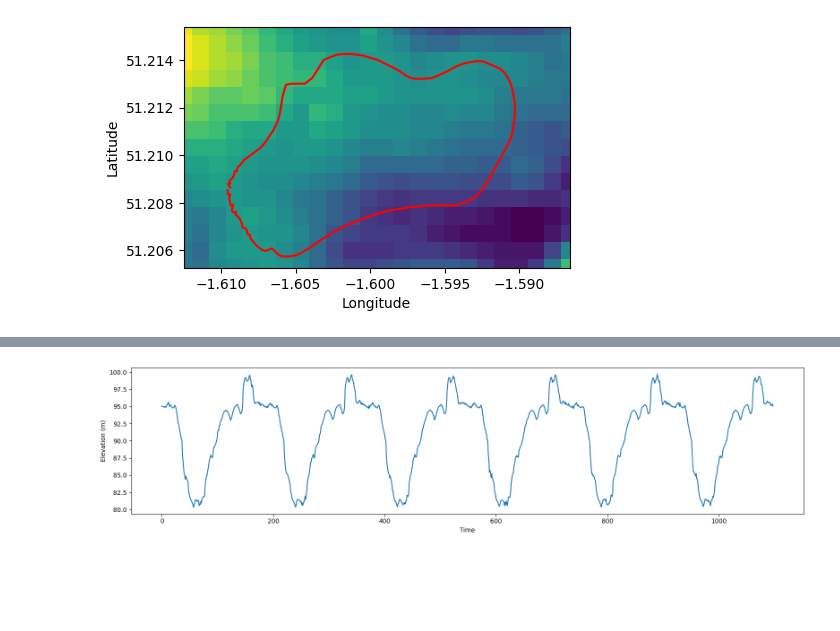
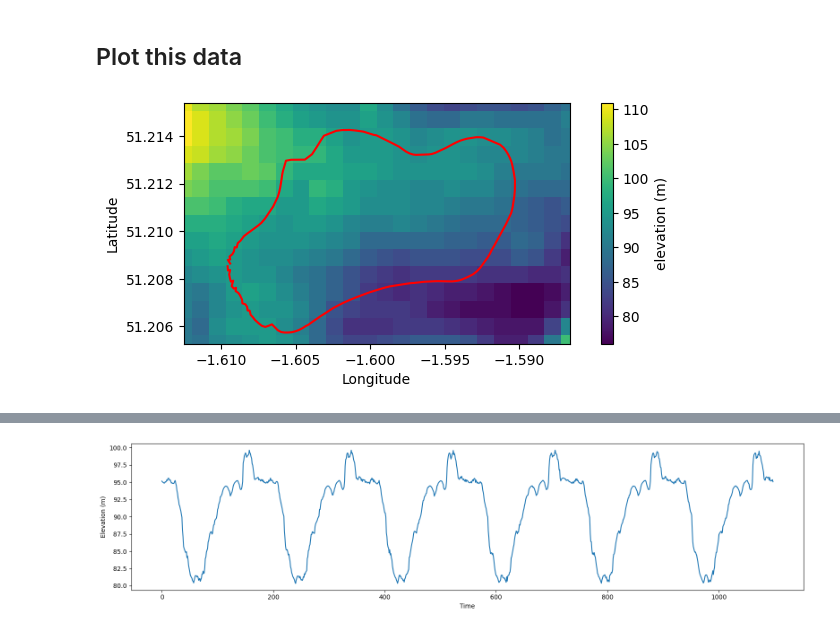
Before and after one commit to jmsplank/mws_elevation, a Jupyter notebook: elevation_interpolation.ipynb, the cells around one changed output, grey strips where cells are left out. Drawn from its saved outputs; the diff is of its cells as text; code cells hidden in the pictures; blank space fills up the shorter version.

```diff
--- a/elevation_interpolation.ipynb
+++ b/elevation_interpolation.ipynb
@@ -17,0 +33,20 @@ path = pd.read_csv("path.csv", index_col=False)
+# %%
+# Load coordinate box around Thruxton
+with open("coords.json", "r") as file:
+    coords = json.load(file)
+
+# Load path of rider around Thruxton
+path = pd.read_csv("path.csv", index_col=False)
+
+bg = Image.open('img/thrux_bg.png')
+
+fig,ax = plt.subplots()
+ax.imshow(bg, extent=(coords['W'],coords['E'],coords['S'],coords['N'],)) # type: ignore
+ax.plot(path.lon, path.lat, marker='o', linestyle='-', color='blue')
+ax.plot(path.iloc[0].lon, path.iloc[0].lat, marker='o', color='red')
+ax.set_aspect(aspect(coords['S']))
+ax.set_title("Path around thruxton")
+ax.set_xlabel("doesn't line up because the picture is a screenshot I took afterwards", fontsize=9, color='gray')
+
+plt.tight_layout()
+plt.show()
@@ -84,7 +137,4 @@ def get_elevations(key, bbox, rows, cols):
 # %%
-resize = resize_bbox(coords=coords, angle=ANGLE)
-
-
 def elevations(fpath: str | None = None):
     if not fpath:
         # Bing maps API key
@@ -110,6 +160,8 @@ def elevations(fpath: str | None = None):
 # Change this to True to use the Bing API to get a new list of elevations
 RESET_ELEVATIONS = False
 if RESET_ELEVATIONS:
-    res = elevations('elevation.csv')
+    elevation_meters = elevations('elevation.csv')
 else:
-    res = elevations()
+    elevation_meters = elevations()
+
+print(np.asarray(elevation_meters).reshape(resize[1:]).T)
@@ -116,3 +186,5 @@ else:
+# %% [markdown]
+## Plot this data
 # %%
 def get_grid(bbox, rows, cols):
     """Numpy x and y arrays from a bbox split into rows & cols."""
@@ -129,33 +201,35 @@ def plot_elevation(ax, bbox, rows, cols, data, alpha=1.0):
         bbox (list[float]): WSGI84 bounding box [S W N E]
         rows (int): number of rows
         cols (int): number of cols
         data (list[int]): height data
         alpha (float, optional): Transparency of height colours. Defaults to 1.0.
     """
     x, y = get_grid(bbox, rows, cols)
 
     XX, YY = np.meshgrid(x, y)
     ZZ = np.reshape(data, (rows, cols))
 
-    ax.pcolormesh(XX, YY, ZZ, alpha=alpha)
+    im = ax.pcolormesh(XX, YY, ZZ, alpha=alpha)
     ax.set_aspect(aspect(y[rows // 2]))
     ax.set_xlabel("Longitude")
     ax.set_ylabel("Latitude")
     ax.set_xlim((x[0], x[-1]))
     ax.set_ylim(*(y[0], y[-1]))
+    return im
 
 
 bbox = resize[0]
 # Aspect for figure size
 aspect_ratio = abs((bbox[2] - bbox[0]) / (bbox[3] - bbox[1]))
 fig, ax = plt.subplots(1, figsize=(8, 8 * aspect_ratio))
 
-plot_elevation(ax, *resize, res)
+im = plot_elevation(ax, *resize, elevation_meters)
+plt.colorbar(im, label="elevation (m)")
 grid = get_grid(*resize)
 
 
 
 ax.plot(path.lon, path.lat, color="r")
 plt.show()
 # %% [output]
-[figure, old version]
+[figure, new version]
```
Also changed, not shown: parts of 18 cells of this notebook, 2 other files.
